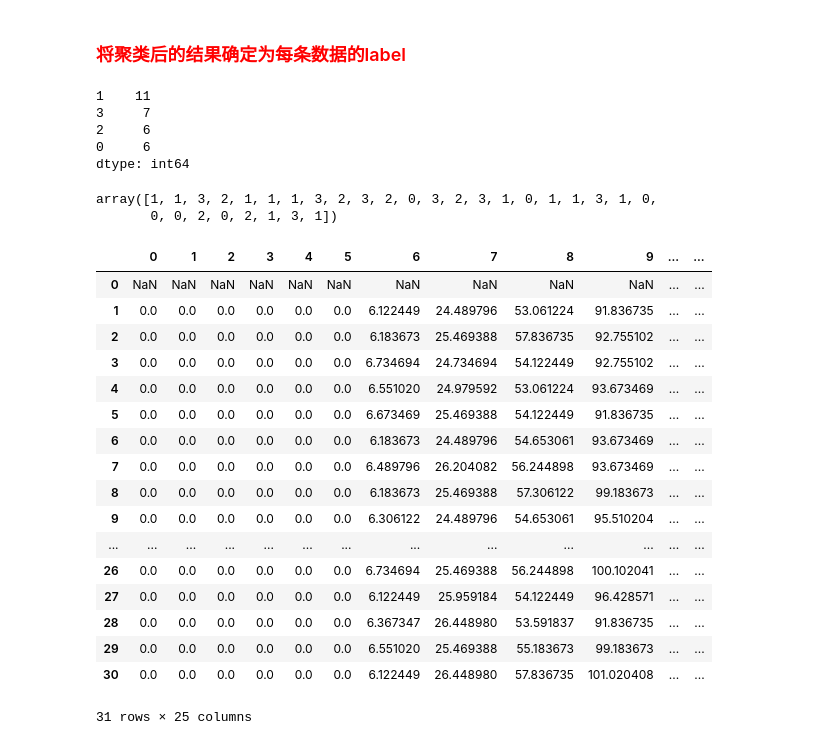
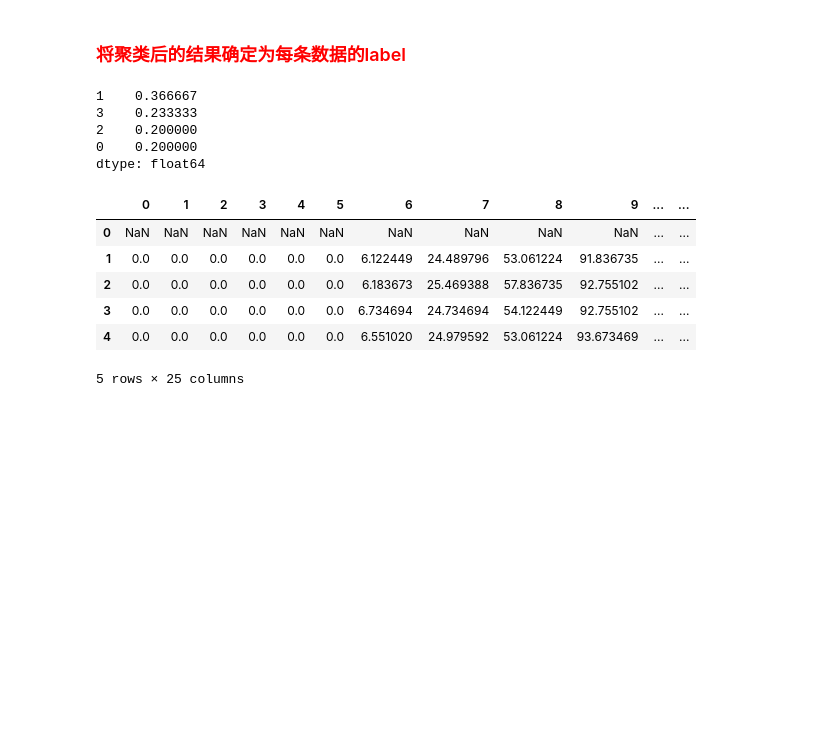
Before and after one commit to CHDers/cluster_methods_comparison, a Jupyter notebook: 聚类sheet1.ipynb, the cells around one changed output. Drawn from its saved outputs; the diff is of its cells as text; code cells hidden in the pictures; blank space fills up the shorter version.

```diff
--- a/聚类sheet1.ipynb
+++ b/聚类sheet1.ipynb
@@ -276,39 +276,23 @@ plot_silhouette_of_various_clusters([*range(2, 9)])
 # %%
 clusterer = SpectralClustering(n_clusters=4, random_state=0, affinity='rbf').fit_predict(PCA_behavior_features)
 
-pd.Series(clusterer).value_counts()
+pd.Series(clusterer).value_counts() / clusterer.shape[0]
 # %% [output]
-1    11
-3     7
-2     6
-0     6
-dtype: int64
+1    0.366667
+3    0.233333
+2    0.200000
+0    0.200000
+dtype: float64
-# %%
-clusterer
-# %% [output]
-array([1, 1, 3, 2, 1, 1, 1, 3, 2, 3, 2, 0, 3, 2, 3, 1, 0, 1, 1, 3, 1, 0,
-       0, 0, 2, 0, 2, 1, 3, 1])
 # %%
 df_add_label = pd.concat([df, pd.DataFrame([*clusterer],columns=['Cluster'])],axis=1)
-df_add_label
+df_add_label.head()
 # %% [output]
 |  | 0 | 1 | 2 | 3 | 4 | 5 | 6 | 7 | 8 | 9 | ... | ... |
 | 0 | NaN | NaN | NaN | NaN | NaN | NaN | NaN | NaN | NaN | NaN | ... | ... |
 | 1 | 0.0 | 0.0 | 0.0 | 0.0 | 0.0 | 0.0 | 6.122449 | 24.489796 | 53.061224 | 91.836735 | ... | ... |
 | 2 | 0.0 | 0.0 | 0.0 | 0.0 | 0.0 | 0.0 | 6.183673 | 25.469388 | 57.836735 | 92.755102 | ... | ... |
 | 3 | 0.0 | 0.0 | 0.0 | 0.0 | 0.0 | 0.0 | 6.734694 | 24.734694 | 54.122449 | 92.755102 | ... | ... |
 | 4 | 0.0 | 0.0 | 0.0 | 0.0 | 0.0 | 0.0 | 6.551020 | 24.979592 | 53.061224 | 93.673469 | ... | ... |
-| 5 | 0.0 | 0.0 | 0.0 | 0.0 | 0.0 | 0.0 | 6.673469 | 25.469388 | 54.122449 | 91.836735 | ... | ... |
-| 6 | 0.0 | 0.0 | 0.0 | 0.0 | 0.0 | 0.0 | 6.183673 | 24.489796 | 54.653061 | 93.673469 | ... | ... |
-| 7 | 0.0 | 0.0 | 0.0 | 0.0 | 0.0 | 0.0 | 6.489796 | 26.204082 | 56.244898 | 93.673469 | ... | ... |
-| 8 | 0.0 | 0.0 | 0.0 | 0.0 | 0.0 | 0.0 | 6.183673 | 25.469388 | 57.306122 | 99.183673 | ... | ... |
-| 9 | 0.0 | 0.0 | 0.0 | 0.0 | 0.0 | 0.0 | 6.306122 | 24.489796 | 54.653061 | 95.510204 | ... | ... |
-| ... | ... | ... | ... | ... | ... | ... | ... | ... | ... | ... | ... | ... |
-| 26 | 0.0 | 0.0 | 0.0 | 0.0 | 0.0 | 0.0 | 6.734694 | 25.469388 | 56.244898 | 100.102041 | ... | ... |
-| 27 | 0.0 | 0.0 | 0.0 | 0.0 | 0.0 | 0.0 | 6.122449 | 25.959184 | 54.122449 | 96.428571 | ... | ... |
-| 28 | 0.0 | 0.0 | 0.0 | 0.0 | 0.0 | 0.0 | 6.367347 | 26.448980 | 53.591837 | 91.836735 | ... | ... |
-| 29 | 0.0 | 0.0 | 0.0 | 0.0 | 0.0 | 0.0 | 6.551020 | 25.469388 | 55.183673 | 99.183673 | ... | ... |
-| 30 | 0.0 | 0.0 | 0.0 | 0.0 | 0.0 | 0.0 | 6.122449 | 26.448980 | 57.836735 | 101.020408 | ... | ... |
-31 rows × 25 columns
+5 rows × 25 columns
 # %%
 df_add_label.to_csv('./run/sheet1/data/df_add_label.csv', index=False, encoding='utf_8_sig')
```
Also changed, not shown: parts of 5 cells of this notebook, 38 other files.
